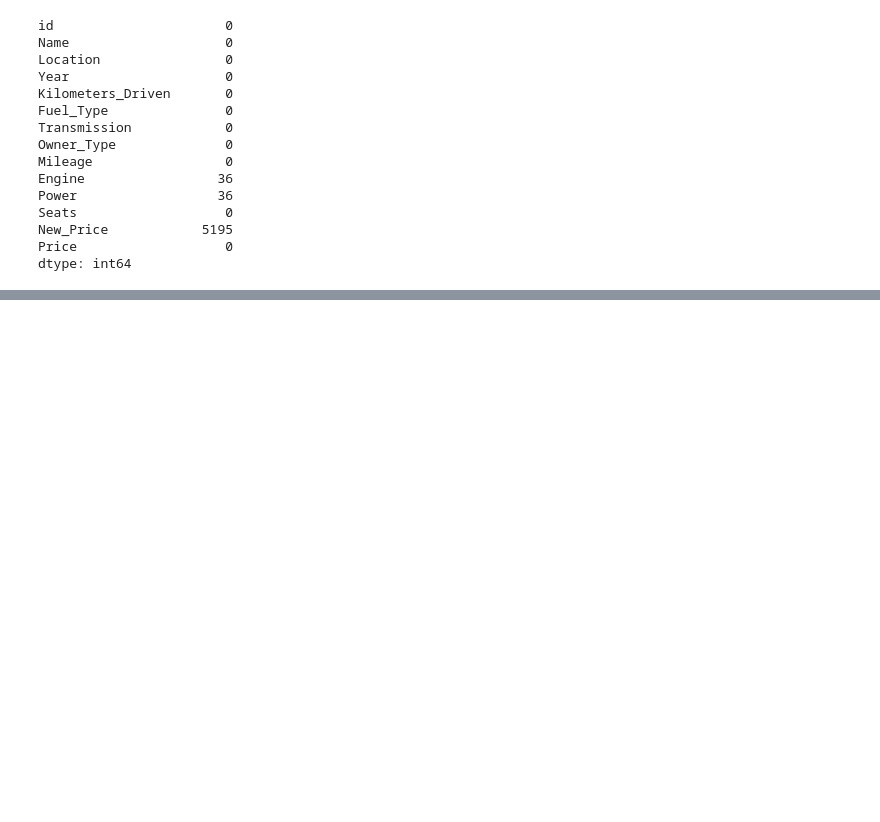
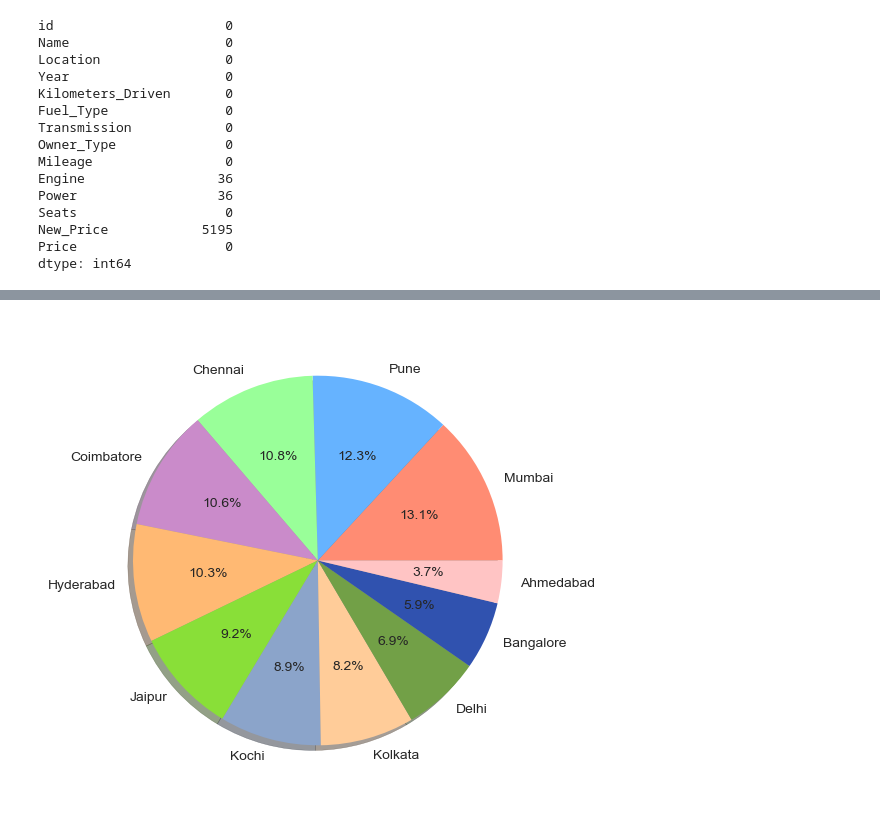
Before and after one commit to kira5901/Predicting-the-Old-Car-Price, a Jupyter notebook: Project/Predicting_Old_Car_Price.ipynb, the cells around one changed output, grey strips where cells are left out. Saved outputs shown, nothing was run; the diff lists cells and outputs as text; code cells hidden in the pictures; blank space fills up the shorter version.

```diff
--- a/Project/Predicting_Old_Car_Price.ipynb
+++ b/Project/Predicting_Old_Car_Price.ipynb
@@ -285,0 +477,6 @@ dtype: int64
+# %%
+plt.figure(figsize=(6,6))
+plt.pie(dataset['Location'].value_counts(),autopct='%1.1f%%',labels=dataset['Location'].unique(),colors=color,shadow=True)
+plt.show()
+# %% [output]
+[figure, added]
```
Also changed, not shown: parts of 38 cells of this notebook.
